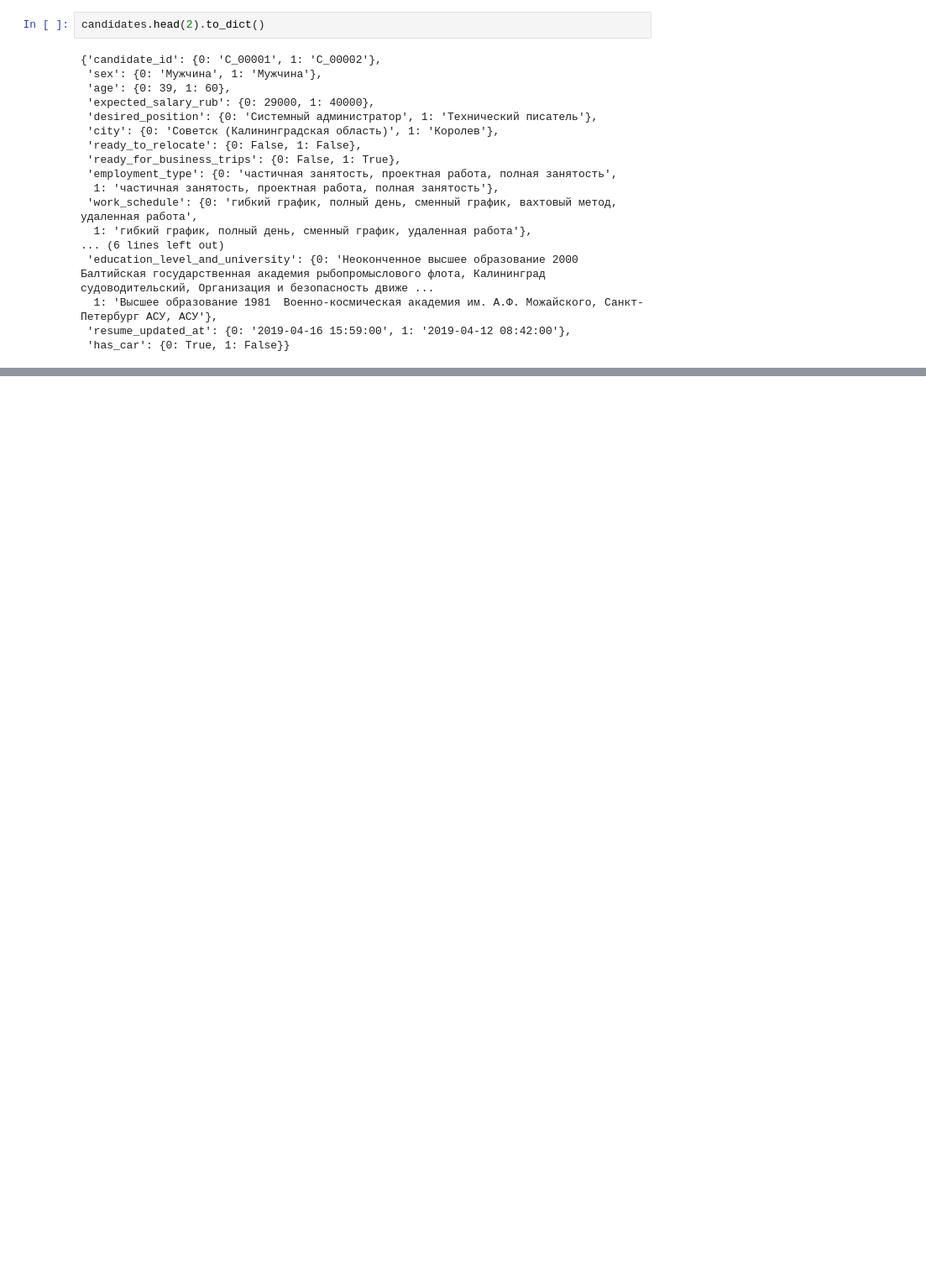
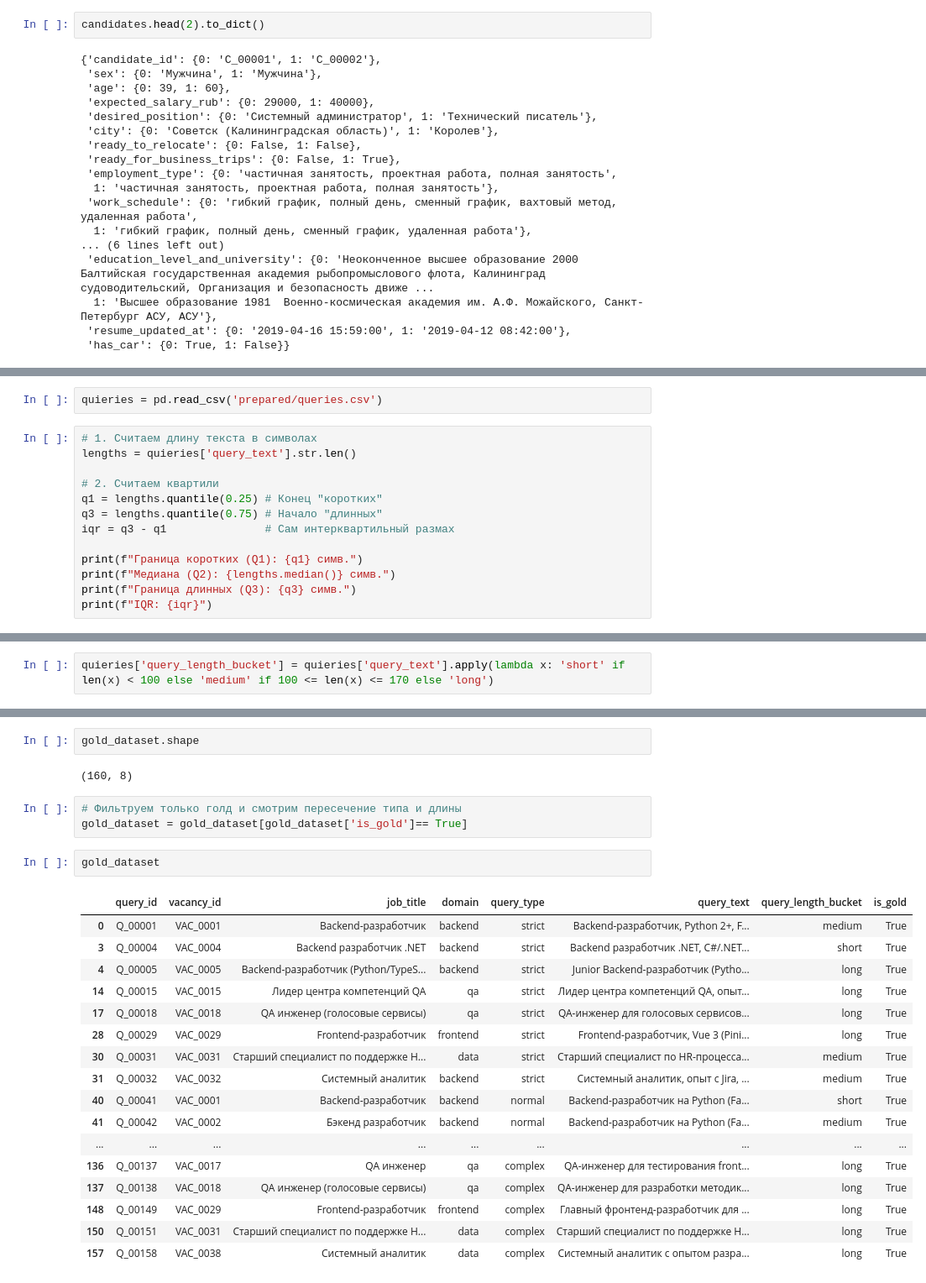
Before and after one commit to LISA-ITMO/SQL-HR, a Jupyter notebook: validation_dataset/analysis.ipynb, the cells around one changed output, grey strips where cells are left out. Shown at 84% size. Cells and saved outputs as stored; diff of their text form; blank space fills up the shorter version.

Commit message:
FIX: new sql hr data

```diff
--- a/validation_dataset/analysis.ipynb
+++ b/validation_dataset/analysis.ipynb
@@ -554,0 +622,15 @@ candidates.head(2).to_dict()
+# %%
+quieries = pd.read_csv('prepared/queries.csv')
+# %%
+# 1. Считаем длину текста в символах
+lengths = quieries['query_text'].str.len()
+
+# 2. Считаем квартили
+q1 = lengths.quantile(0.25) # Конец "коротких"
+q3 = lengths.quantile(0.75) # Начало "длинных"
+iqr = q3 - q1               # Сам интерквартильный размах
+
+print(f"Граница коротких (Q1): {q1} симв.")
+print(f"Медиана (Q2): {lengths.median()} симв.")
+print(f"Граница длинных (Q3): {q3} симв.")
+print(f"IQR: {iqr}")
@@ -554,0 +642,2 @@ candidates.head(2).to_dict()
+# %%
+quieries['query_length_bucket'] = quieries['query_text'].apply(lambda x: 'short' if len(x) < 100 else 'medium' if 100 <= len(x) <= 170 else 'long')
@@ -554,0 +696,27 @@ candidates.head(2).to_dict()
+# %%
+gold_dataset.shape
+# %% [output]
+(160, 8)
+# %%
+# Фильтруем только голд и смотрим пересечение типа и длины
+gold_dataset = gold_dataset[gold_dataset['is_gold']== True]
+# %%
+gold_dataset
+# %% [output]
+|  | query_id | vacancy_id | job_title | domain | query_type | query_text | query_length_bucket | is_gold |
+| 0 | Q_00001 | VAC_0001 | Backend-разработчик | backend | strict | Backend-разработчик, Python 2+, F... | medium | True |
+| 3 | Q_00004 | VAC_0004 | Backend разработчик .NET | backend | strict | Backend разработчик .NET, C#/.NET... | short | True |
+| 4 | Q_00005 | VAC_0005 | Backend-разработчик (Python/TypeS... | backend | strict | Junior Backend-разработчик (Pytho... | long | True |
+| 14 | Q_00015 | VAC_0015 | Лидер центра компетенций QA | qa | strict | Лидер центра компетенций QA, опыт... | long | True |
+| 17 | Q_00018 | VAC_0018 | QA инженер (голосовые сервисы) | qa | strict | QA-инженер для голосовых сервисов... | long | True |
+| 28 | Q_00029 | VAC_0029 | Frontend-разработчик | frontend | strict | Frontend-разработчик, Vue 3 (Pini... | long | True |
+| 30 | Q_00031 | VAC_0031 | Старший специалист по поддержке H... | data | strict | Старший специалист по HR-процесса... | medium | True |
+| 31 | Q_00032 | VAC_0032 | Системный аналитик | backend | strict | Системный аналитик, опыт с Jira, ... | medium | True |
+| 40 | Q_00041 | VAC_0001 | Backend-разработчик | backend | normal | Backend-разработчик на Python (Fa... | short | True |
+| 41 | Q_00042 | VAC_0002 | Бэкенд разработчик | backend | normal | Backend-разработчик на Python (Fa... | medium | True |
+| ... | ... | ... | ... | ... | ... | ... | ... | ... |
+| 136 | Q_00137 | VAC_0017 | QA инженер | qa | complex | QA-инженер для тестирования front... | long | True |
+| 137 | Q_00138 | VAC_0018 | QA инженер (голосовые сервисы) | qa | complex | QA-инженер для разработки методик... | long | True |
+| 148 | Q_00149 | VAC_0029 | Frontend-разработчик | frontend | complex | Главный фронтенд-разработчик для ... | long | True |
+| 150 | Q_00151 | VAC_0031 | Старший специалист по поддержке H... | data | complex | Старший специалист по поддержке H... | long | True |
+| 157 | Q_00158 | VAC_0038 | Системный аналитик | data | complex | Системный аналитик с опытом разра... | long | True |
```
Also changed, not shown: parts of 17 cells of this notebook, 3 other files.
